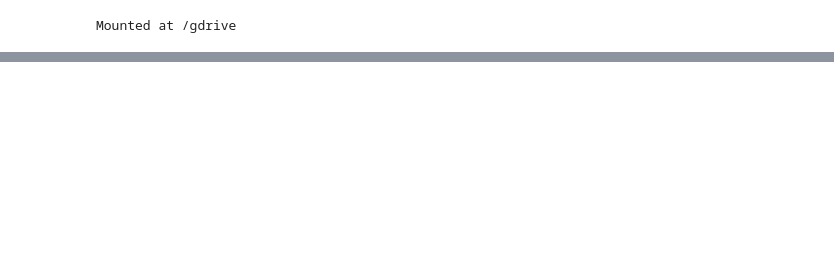
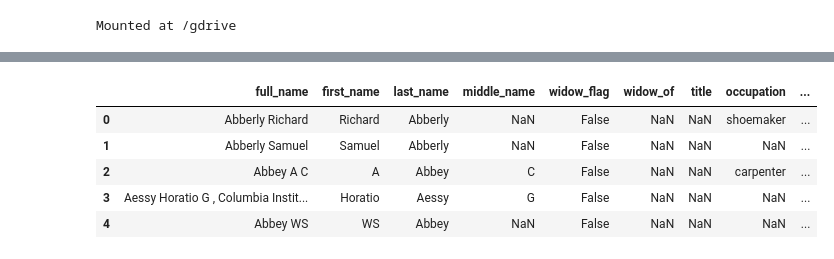
Before and after one commit to CenterForSpatialResearch/hnyc_standardize, a Jupyter notebook: Names/Name_Standardization.ipynb, the cells around one changed output, grey strips where cells are left out. Drawn from its saved outputs; the diff is of its cells as text; code cells hidden in the pictures; blank space fills up the shorter version.

```diff
--- a/Names/Name_Standardization.ipynb
+++ b/Names/Name_Standardization.ipynb
@@ -134,0 +390,14 @@ try:
+# %%
+df['last_name'] = df['last_name'].astype(str)
+df['first_name'] = df['first_name'].astype(str)
+df['middle_name'] = df['middle_name'].astype(str)
+
+# Get Soundex code for First and Last Name
+df_soundex(df,'last_name','last_name_sx')
+#df_soundex(df,'first_name','first_name_sx')
+#df_soundex(df,'middle_name','middle_name_sx')
+
+# Get Metaphone code for First and Last Name
+df_metaphone(df,'last_name','last_name_mph')
+#df_metaphone(df,'first_name','first_name_sx')
+#df_metaphone(df,'middle_name','middle_name_sx')
@@ -134,0 +420,3 @@ try:
+# %%
+df_slice = df['last_name'][df['last_name_sx'] == 'A165']
+piece= df_slice.unique()
@@ -134,0 +438,2 @@ try:
+# %%
+df_trial['similar_last'][1]= piece
@@ -134,0 +449,9 @@ try:
+# %%
+df_trial.head(5)
+# %% [output]
+|  | full_name | first_name | last_name | middle_name | widow_flag | widow_of | title | occupation | ... |
+| 0 | Abberly Richard | Richard | Abberly | NaN | False | NaN | NaN | shoemaker | ... |
+| 1 | Abberly Samuel | Samuel | Abberly | NaN | False | NaN | NaN | NaN | ... |
+| 2 | Abbey A C | A | Abbey | C | False | NaN | NaN | carpenter | ... |
+| 3 | Aessy Horatio G , Columbia Instit... | Horatio | Aessy | G | False | NaN | NaN | NaN | ... |
+| 4 | Abbey WS | WS | Abbey | NaN | False | NaN | NaN | NaN | ... |
```
Also changed, not shown: parts of 98 cells of this notebook.
